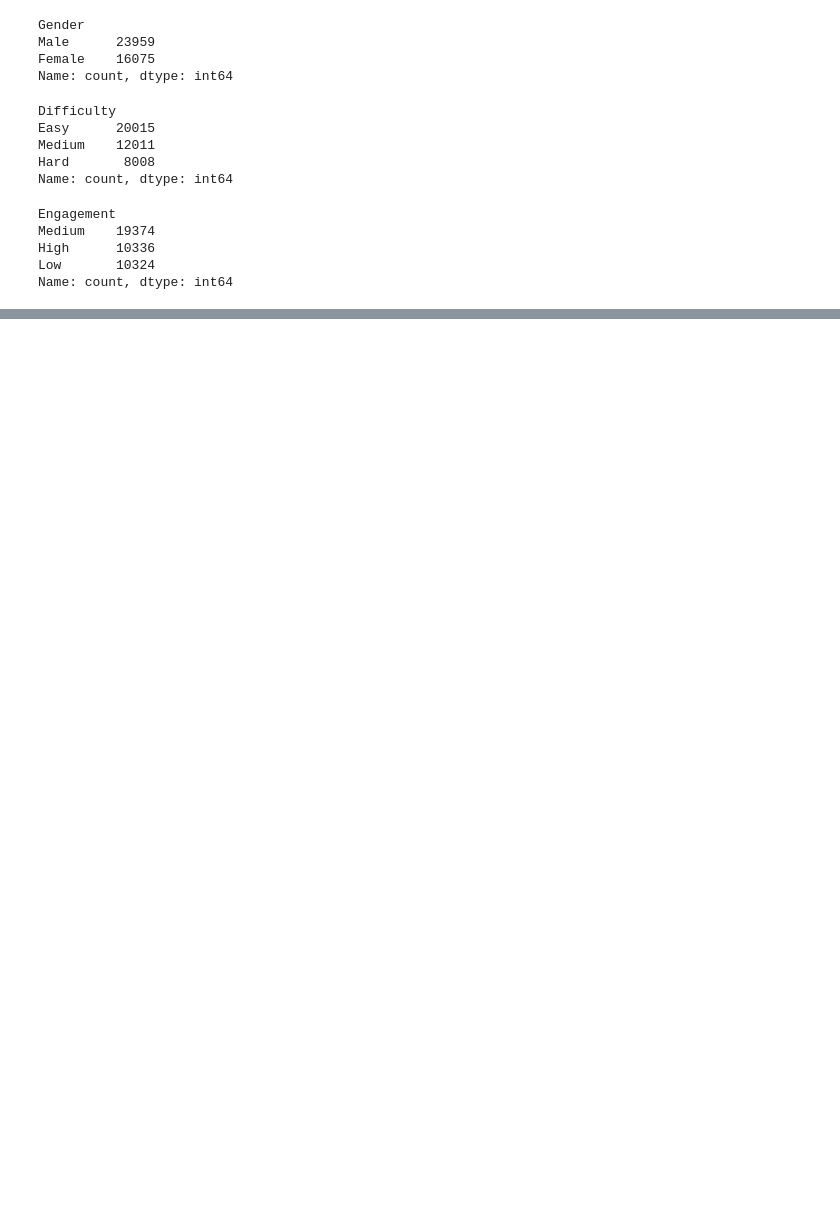
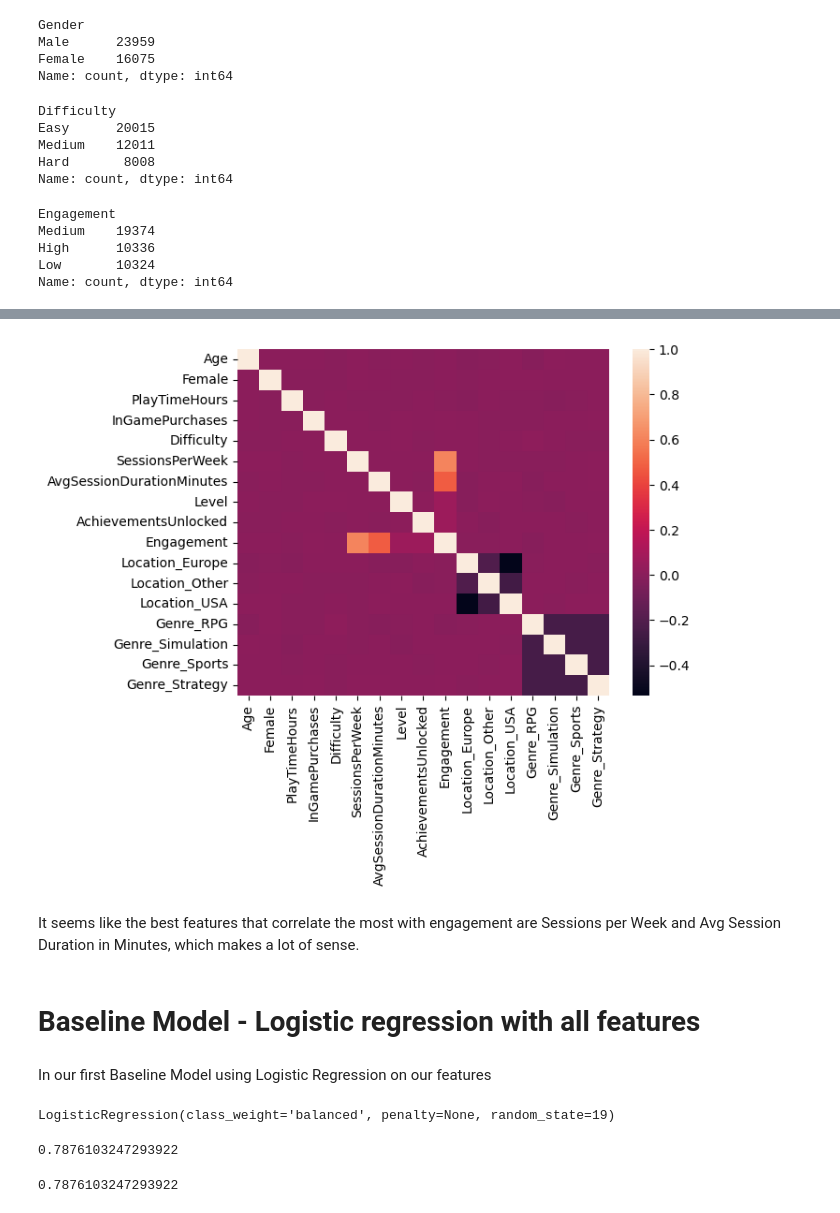
Before and after one commit to cayke-fda/dsc-gameregagement-classification, a Jupyter notebook: dsc-gamerengagement-classification.ipynb, the cells around one changed output, grey strips where cells are left out. Saved outputs shown, nothing was run; the diff lists cells and outputs as text; code cells hidden in the pictures; blank space fills up the shorter version.

```diff
--- a/dsc-gamerengagement-classification.ipynb
+++ b/dsc-gamerengagement-classification.ipynb
@@ -157,0 +166,8 @@ Length: 40034, dtype: int8
+# %%
+ohe = OneHotEncoder(drop='first',sparse=False)
+# %%
+nominal_columns = ['Location', 'Genre']
+X_nom_trans = ohe.fit_transform(df[nominal_columns])
+cols = ohe.get_feature_names_out()
+X_nom = pd.DataFrame(X_nom_trans, columns=cols)
+X_nom
@@ -157,0 +188,3 @@ Length: 40034, dtype: int8
+# %%
+df = pd.concat([df.drop(['Location', 'Genre'],axis=1),X_nom],axis=1)
+df
@@ -157,0 +205,3 @@ Length: 40034, dtype: int8
+# %%
+corr = df.drop('PlayerID',axis=1).corr()
+corr['Engagement'].sort_values(ascending=False)
@@ -157,0 +227,6 @@ Length: 40034, dtype: int8
+# %%
+sns.heatmap(corr);
+# %% [output]
+[figure, added]
+# %% [markdown]
+It seems like the best features that correlate the most with engagement are Sessions per Week and Avg Session Duration in Minutes, which makes a lot of sense.
@@ -157,0 +241,4 @@ Length: 40034, dtype: int8
+# %% [markdown]
+# Baseline Model - Logistic regression with all features
+# %% [markdown]
+In our first Baseline Model using Logistic Regression on our features
@@ -157,0 +247,8 @@ Length: 40034, dtype: int8
+# %%
+logreg_baseline.fit(X_train_scaled,y_train)
+# %% [output]
+LogisticRegression(class_weight='balanced', penalty=None, random_state=19)
+# %%
+logreg_baseline.score(X_train_scaled,y_train)
+# %% [output]
+0.7876103247293922
@@ -157,0 +257,4 @@ Length: 40034, dtype: int8
+# %%
+logreg_baseline.score(X_train_scaled,y_train)
+# %% [output]
+0.7876103247293922
```
Also changed, not shown: parts of 73 cells of this notebook.
